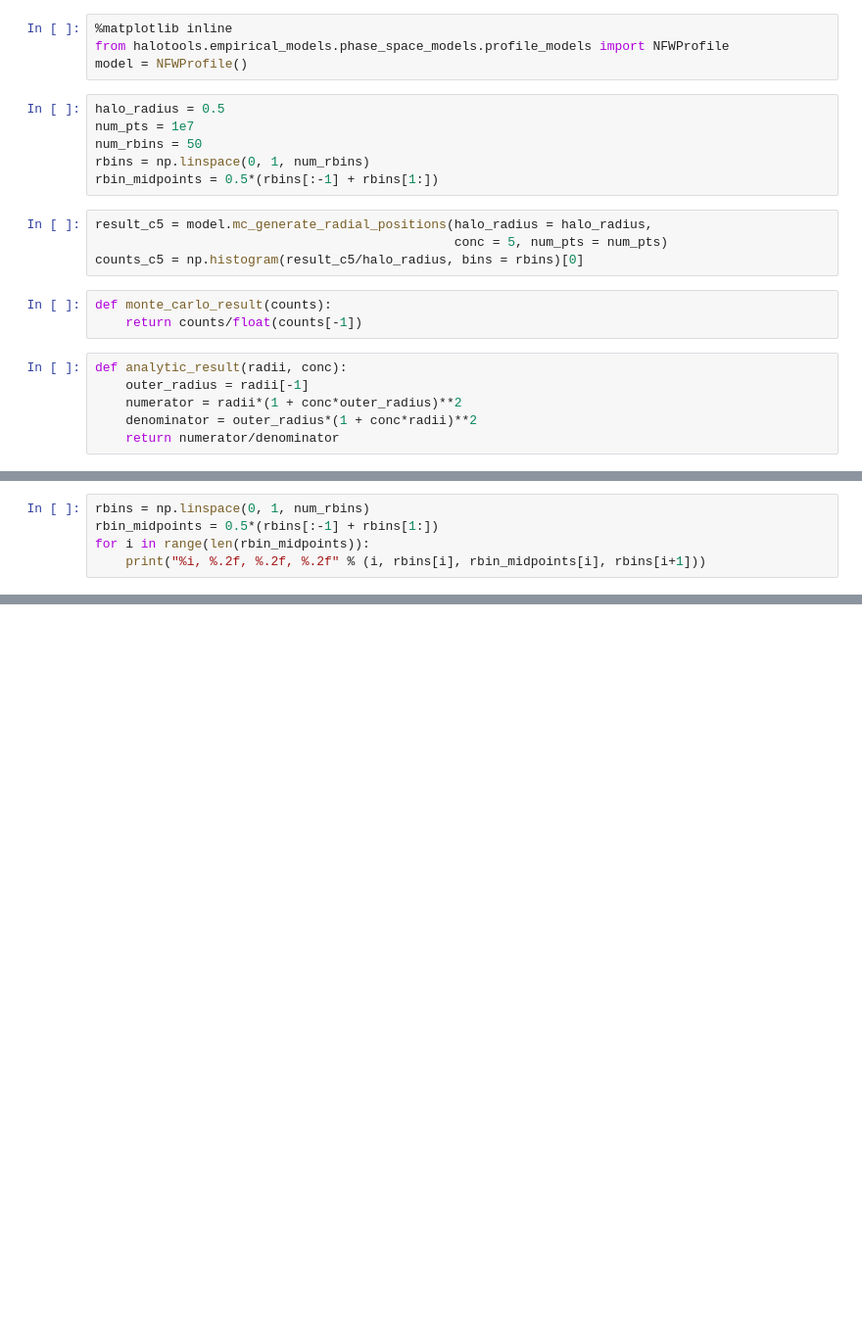
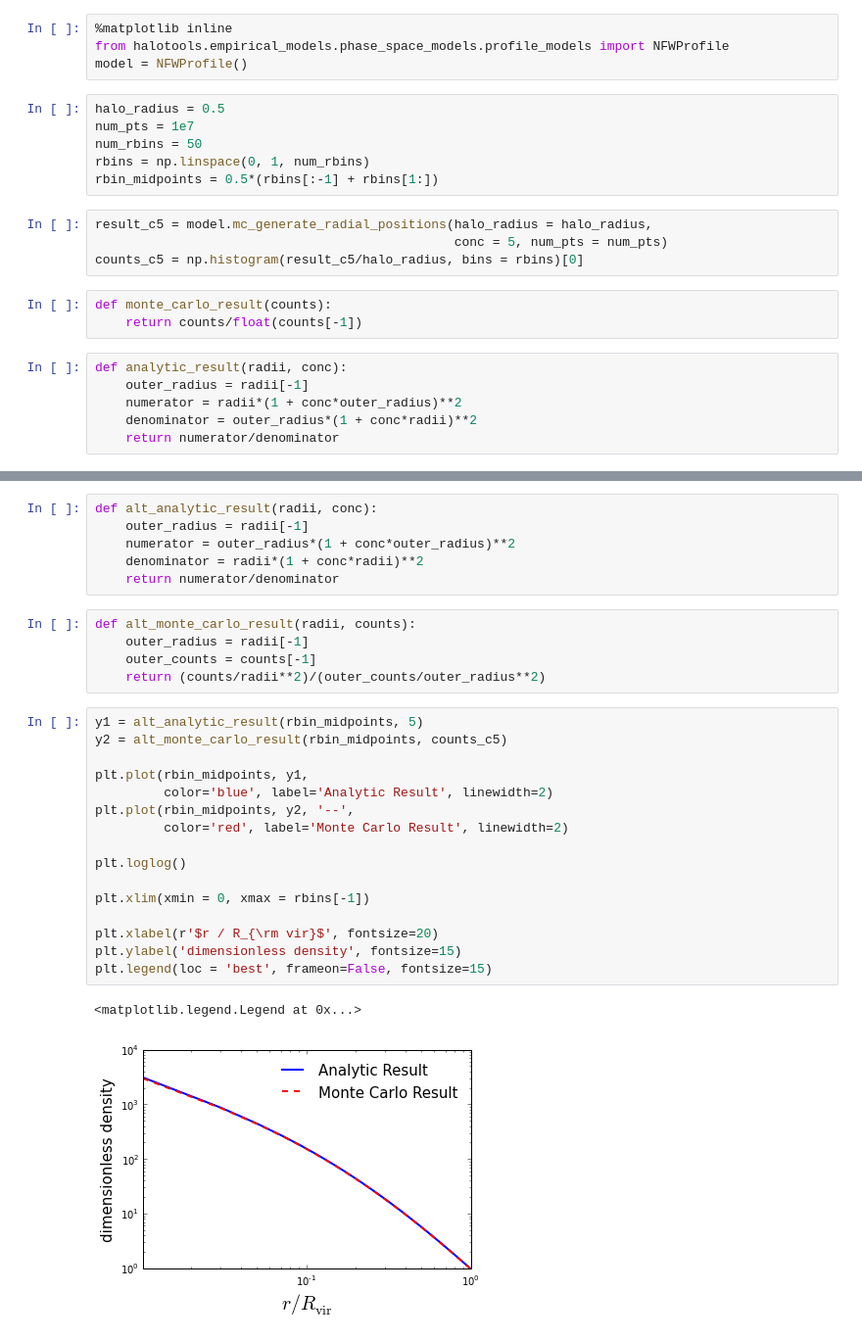
Before and after one commit to astropy/halotools, a Jupyter notebook: test_mc_nfw.ipynb, the cells around one changed output, grey strips where cells are left out. Shown: that part at 98% size. Cells and saved outputs as stored; diff of their text form; blank space fills up the shorter version.

```diff
--- a/test_mc_nfw.ipynb
+++ b/test_mc_nfw.ipynb
@@ -43,5 +42,0 @@ plt.savefig('monte_carlo_comparison.pdf')
-# %%
-rbins = np.linspace(0, 1, num_rbins)
-rbin_midpoints = 0.5*(rbins[:-1] + rbins[1:])
-for i in range(len(rbin_midpoints)):
-    print("%i, %.2f, %.2f, %.2f" % (i, rbins[i], rbin_midpoints[i], rbins[i+1]))
@@ -85,0 +56,30 @@ array([ -3.52160244e-02,  -7.54646119e-03,  -1.18500188e-03,
+# %%
+def alt_analytic_result(radii, conc):
+    outer_radius = radii[-1]
+    numerator = outer_radius*(1 + conc*outer_radius)**2
+    denominator = radii*(1 + conc*radii)**2
+    return numerator/denominator
+# %%
+def alt_monte_carlo_result(radii, counts):
+    outer_radius = radii[-1]
+    outer_counts = counts[-1]
+    return (counts/radii**2)/(outer_counts/outer_radius**2)
+# %%
+y1 = alt_analytic_result(rbin_midpoints, 5)
+y2 = alt_monte_carlo_result(rbin_midpoints, counts_c5)
+
+plt.plot(rbin_midpoints, y1,
+         color='blue', label='Analytic Result', linewidth=2)
+plt.plot(rbin_midpoints, y2, '--',
+         color='red', label='Monte Carlo Result', linewidth=2)
+
+plt.loglog()
+
+plt.xlim(xmin = 0, xmax = rbins[-1])
+
+plt.xlabel(r'$r / R_{\rm vir}$', fontsize=20)
+plt.ylabel('dimensionless density', fontsize=15)
+plt.legend(loc = 'best', frameon=False, fontsize=15)
+# %% [output]
+<matplotlib.legend.Legend at 0x...>
+[figure, added]
```
Also changed, not shown: parts of 3 cells of this notebook.
